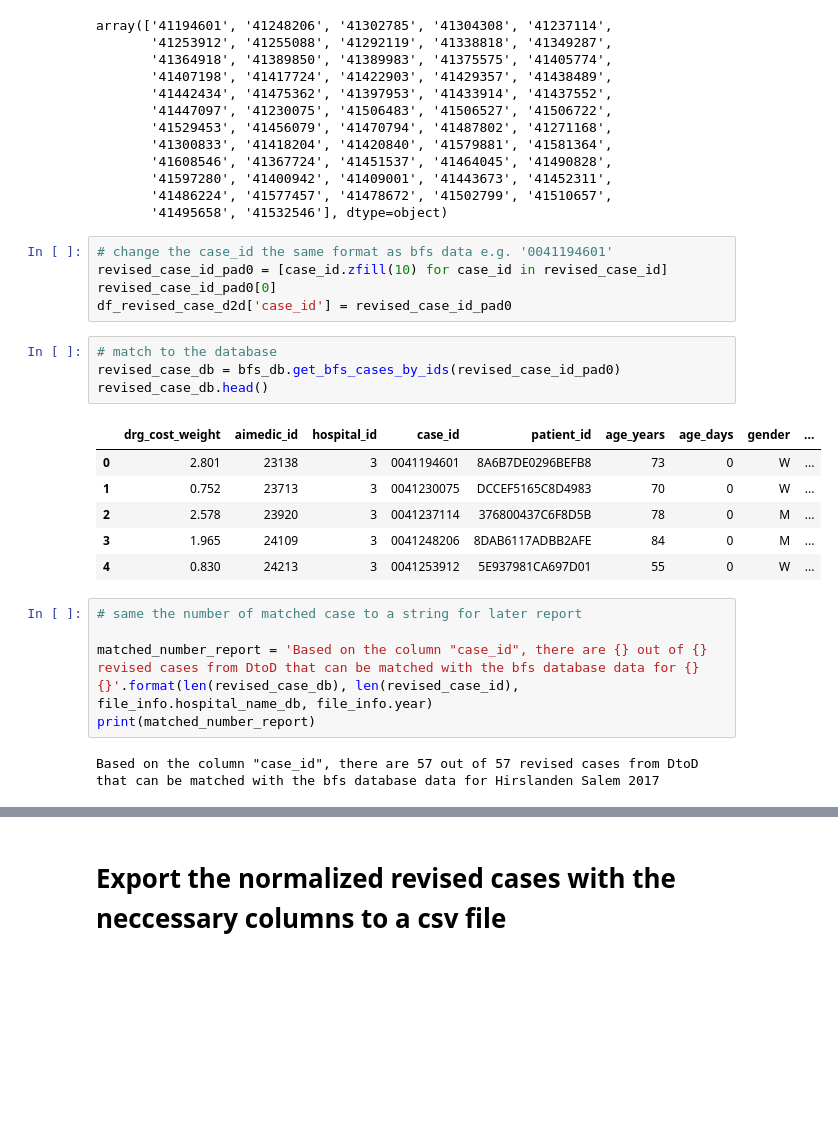
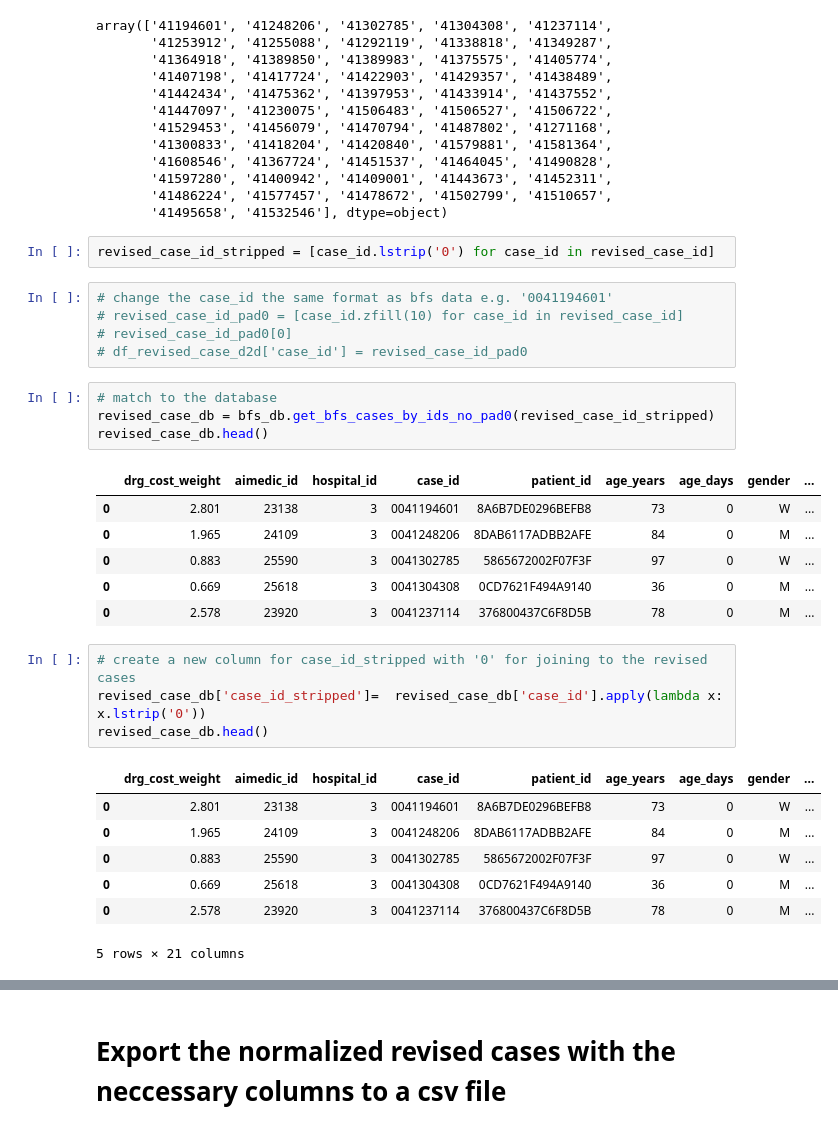
Before and after one commit to anschauf/code-scout-python, a Jupyter notebook: src/revised_case_normalization/Hirslanden_Salem_2017_normalization.ipynb, the cells around one changed output, grey strips where cells are left out. Drawn from its saved outputs; the diff is of its cells as text; blank space fills up the shorter version.

```diff
--- a/src/revised_case_normalization/Hirslanden_Salem_2017_normalization.ipynb
+++ b/src/revised_case_normalization/Hirslanden_Salem_2017_normalization.ipynb
@@ -125,26 +126,33 @@ array(['41194601', '41248206', '41302785', '41304308', '41237114',
        '41597280', '41400942', '41409001', '41443673', '41452311',
        '41486224', '41577457', '41478672', '41502799', '41510657',
        '41495658', '41532546'], dtype=object)
+# %%
+revised_case_id_stripped = [case_id.lstrip('0') for case_id in revised_case_id]
 # %%
 # change the case_id the same format as bfs data e.g. '0041194601'
-revised_case_id_pad0 = [case_id.zfill(10) for case_id in revised_case_id]
-revised_case_id_pad0[0]
-df_revised_case_d2d['case_id'] = revised_case_id_pad0
+# revised_case_id_pad0 = [case_id.zfill(10) for case_id in revised_case_id]
+# revised_case_id_pad0[0]
+# df_revised_case_d2d['case_id'] = revised_case_id_pad0
 # %%
 # match to the database
-revised_case_db = bfs_db.get_bfs_cases_by_ids(revised_case_id_pad0)
+revised_case_db = bfs_db.get_bfs_cases_by_ids_no_pad0(revised_case_id_stripped)
 revised_case_db.head()
 # %% [output]
 |  | drg_cost_weight | aimedic_id | hospital_id | case_id | patient_id | age_years | age_days | gender | ... |
 | 0 | 2.801 | 23138 | 3 | 0041194601 | 8A6B7DE0296BEFB8 | 73 | 0 | W | ... |
-| 1 | 0.752 | 23713 | 3 | 0041230075 | DCCEF5165C8D4983 | 70 | 0 | W | ... |
-| 2 | 2.578 | 23920 | 3 | 0041237114 | 376800437C6F8D5B | 78 | 0 | M | ... |
-| 3 | 1.965 | 24109 | 3 | 0041248206 | 8DAB6117ADBB2AFE | 84 | 0 | M | ... |
-| 4 | 0.830 | 24213 | 3 | 0041253912 | 5E937981CA697D01 | 55 | 0 | W | ... |
+| 0 | 1.965 | 24109 | 3 | 0041248206 | 8DAB6117ADBB2AFE | 84 | 0 | M | ... |
+| 0 | 0.883 | 25590 | 3 | 0041302785 | 5865672002F07F3F | 97 | 0 | W | ... |
+| 0 | 0.669 | 25618 | 3 | 0041304308 | 0CD7621F494A9140 | 36 | 0 | M | ... |
+| 0 | 2.578 | 23920 | 3 | 0041237114 | 376800437C6F8D5B | 78 | 0 | M | ... |
-# %%
-# same the number of matched case to a string for later report
-
-matched_number_report = 'Based on the column "case_id", there are {} out of {} revised cases from DtoD that can be matched with the bfs database data for {} {}'.format(len(revised_case_db), len(revised_case_id), file_info.hospital_name_db, file_info.year)
-print(matched_number_report)
-# %% [output]
-Based on the column "case_id", there are 57 out of 57 revised cases from DtoD that can be matched with the bfs database data for Hirslanden Salem 2017
+# %%
+# create a new column for case_id_stripped with '0' for joining to the revised cases
+revised_case_db['case_id_stripped']=  revised_case_db['case_id'].apply(lambda x: x.lstrip('0'))
+revised_case_db.head()
+# %% [output]
+|  | drg_cost_weight | aimedic_id | hospital_id | case_id | patient_id | age_years | age_days | gender | ... |
+| 0 | 2.801 | 23138 | 3 | 0041194601 | 8A6B7DE0296BEFB8 | 73 | 0 | W | ... |
+| 0 | 1.965 | 24109 | 3 | 0041248206 | 8DAB6117ADBB2AFE | 84 | 0 | M | ... |
+| 0 | 0.883 | 25590 | 3 | 0041302785 | 5865672002F07F3F | 97 | 0 | W | ... |
+| 0 | 0.669 | 25618 | 3 | 0041304308 | 0CD7621F494A9140 | 36 | 0 | M | ... |
+| 0 | 2.578 | 23920 | 3 | 0041237114 | 376800437C6F8D5B | 78 | 0 | M | ... |
+5 rows × 21 columns
```
Also changed, not shown: parts of 9 cells of this notebook, 7 other files.
